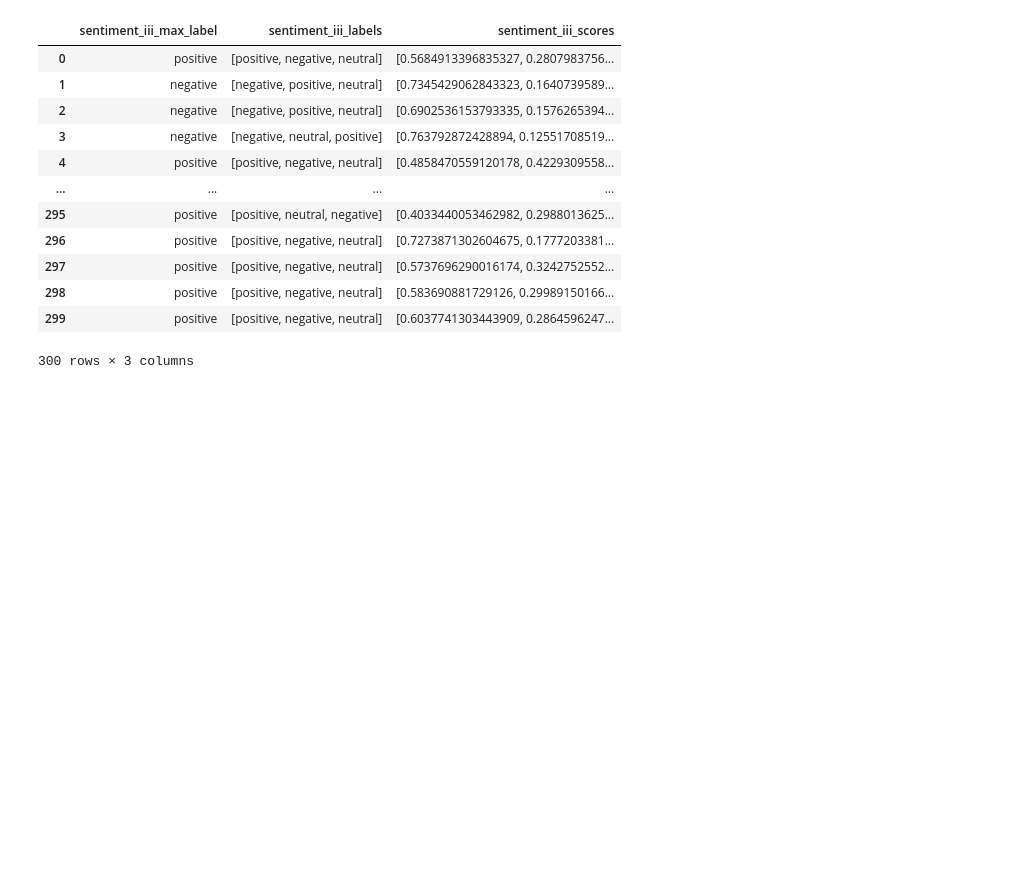
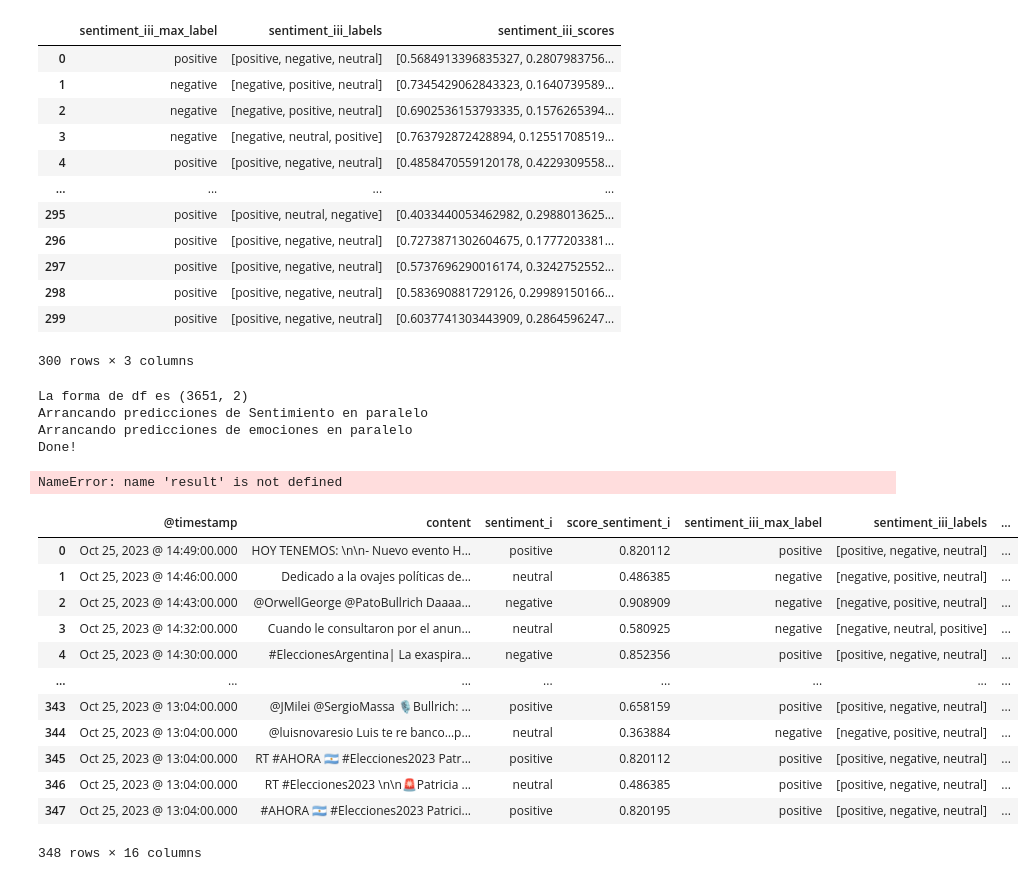
Before and after one commit to jackonedev/sweet_cotton, a Jupyter notebook: Merlin.ipynb, the cells around one changed output. Drawn from its saved outputs; the diff is of its cells as text; code cells hidden in the pictures; blank space fills up the shorter version.

Commit message:
Second excecution of app.transformer_models.py also in Merlin

```diff
--- a/Merlin.ipynb
+++ b/Merlin.ipynb
@@ -163,3 +163,54 @@ result
 | 298 | positive | [positive, negative, neutral] | [0.583690881729126, 0.29989150166... |
 | 299 | positive | [positive, negative, neutral] | [0.6037741303443909, 0.2864596247... |
 300 rows × 3 columns
+# %%
+import pickle
+import pandas as pd
+import multiprocessing as mp
+
+from tools.feed import procesar_file_csv
+
+import app.main.data_feed as data_feed
+
+from app.main import data_feed
+from app.transformer_models import main_transformers
+
+if __name__ == "__main__":
+
+    mp.freeze_support()
+
+    file_name = "octubre-untitled.csv"
+    nombre, archivo = procesar_file_csv(file_name)
+    # file_path = os.path.join(project_root, archivo)
+
+    df = data_feed.main(archivo)
+    print(f'La forma de df es {df.shape}')
+    df = df.head(351)
+    df.name = nombre
+
+    results = main_transformers(df)
+    print("Done!")
+
+results;
+# %% [output]
+La forma de df es (3651, 2)
+Arrancando predicciones de Sentimiento en paralelo
+Arrancando predicciones de emociones en paralelo
+Done!
+NameError: name 'result' is not defined
+# %%
+results
+# %% [output]
+|  | @timestamp | content | sentiment_i | score_sentiment_i | sentiment_iii_max_label | sentiment_iii_labels | ... |
+| 0 | Oct 25, 2023 @ 14:49:00.000 | HOY TENEMOS: \n\n- Nuevo evento H... | positive | 0.820112 | positive | [positive, negative, neutral] | ... |
+| 1 | Oct 25, 2023 @ 14:46:00.000 | Dedicado a la ovajes políticas de... | neutral | 0.486385 | negative | [negative, positive, neutral] | ... |
+| 2 | Oct 25, 2023 @ 14:43:00.000 | @OrwellGeorge @PatoBullrich Daaaa... | negative | 0.908909 | negative | [negative, positive, neutral] | ... |
+| 3 | Oct 25, 2023 @ 14:32:00.000 | Cuando le consultaron por el anun... | neutral | 0.580925 | negative | [negative, neutral, positive] | ... |
+| 4 | Oct 25, 2023 @ 14:30:00.000 | #EleccionesArgentina| La exaspira... | negative | 0.852356 | positive | [positive, negative, neutral] | ... |
+| ... | ... | ... | ... | ... | ... | ... | ... |
+| 343 | Oct 25, 2023 @ 13:04:00.000 | @JMilei @SergioMassa 🎙️Bullrich: ... | positive | 0.658159 | positive | [positive, negative, neutral] | ... |
+| 344 | Oct 25, 2023 @ 13:04:00.000 | @luisnovaresio Luis te re banco…p... | neutral | 0.363884 | negative | [negative, positive, neutral] | ... |
+| 345 | Oct 25, 2023 @ 13:04:00.000 | RT #AHORA 🇦🇷 #Elecciones2023 Patr... | positive | 0.820112 | positive | [positive, negative, neutral] | ... |
+| 346 | Oct 25, 2023 @ 13:04:00.000 | RT #Elecciones2023 \n\n🚨Patricia ... | neutral | 0.486385 | positive | [positive, negative, neutral] | ... |
+| 347 | Oct 25, 2023 @ 13:04:00.000 | #AHORA 🇦🇷 #Elecciones2023 Patrici... | positive | 0.820195 | positive | [positive, negative, neutral] | ... |
+348 rows × 16 columns
```
Also changed, not shown: parts of 2 cells of this notebook, 1 other file.
